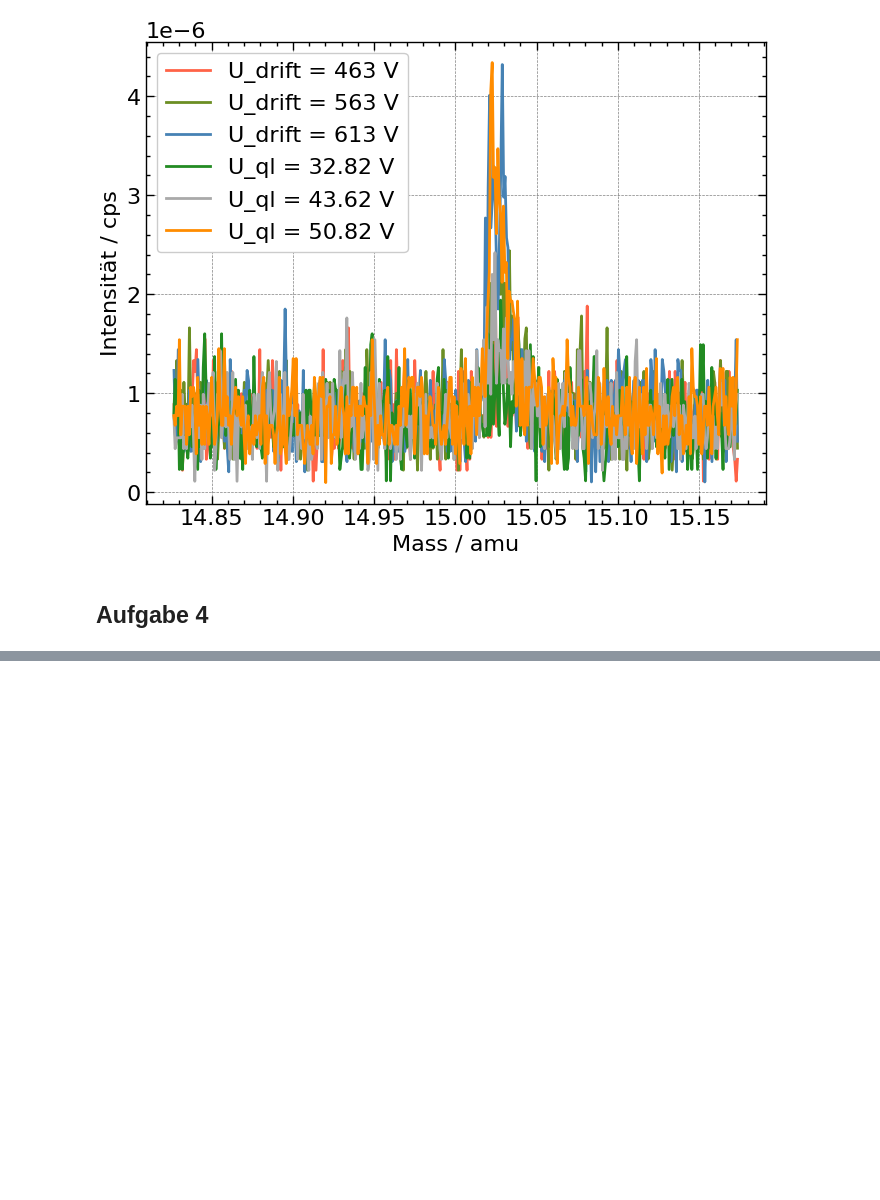
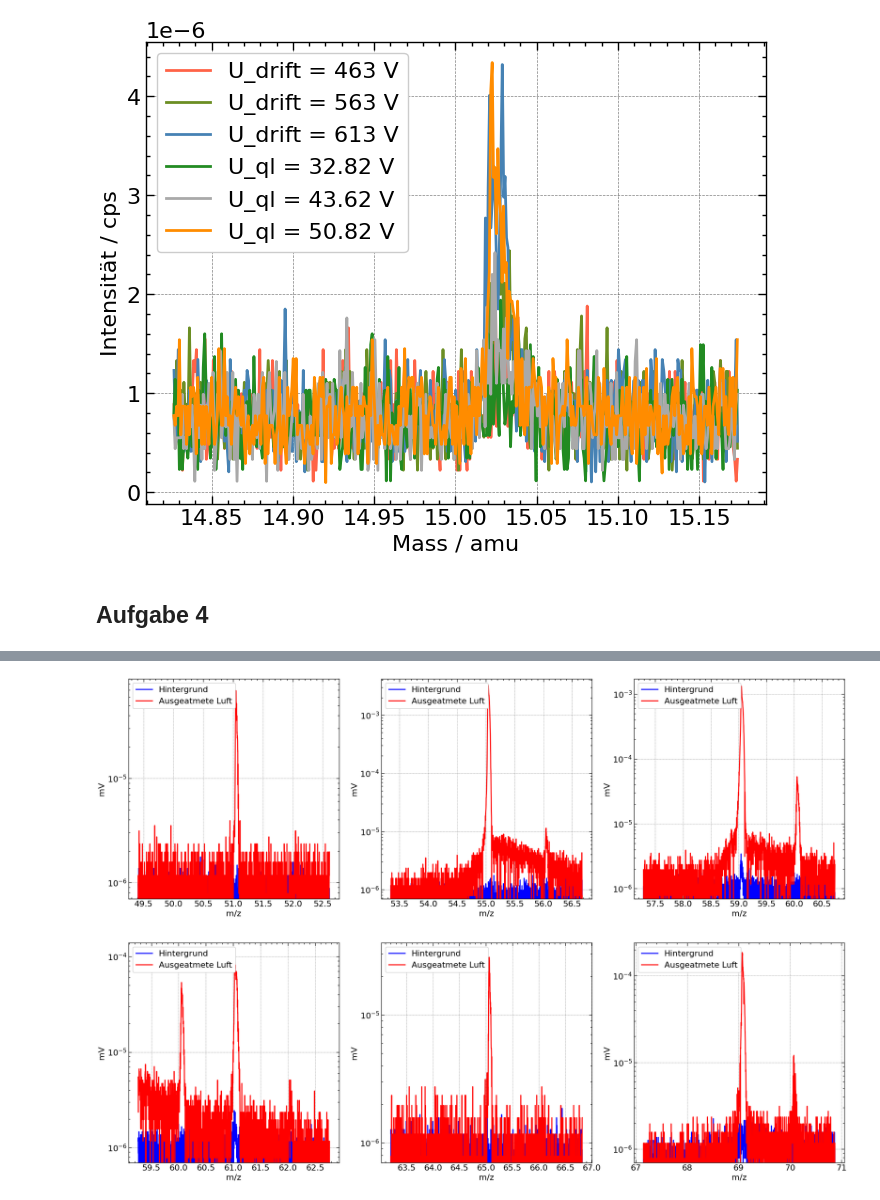
Before and after one commit to KemalOenen/advanced_labcourse, a Jupyter notebook: I002/data_analysis.ipynb, the cells around one changed output, grey strips where cells are left out. Cells and saved outputs as stored; diff of their text form; code cells hidden in the pictures; blank space fills up the shorter version.

Commit message:
Analysis of exhaled air

```diff
--- a/I002/data_analysis.ipynb
+++ b/I002/data_analysis.ipynb
@@ -580,0 +607,29 @@ plt.yscale("log")
+# %%
+#this part requires redifining the functions from before
+def get_mass(m, delta, df):
+    array = np.asarray(df["mass"])
+    index = (np.abs(array - m)).argmin()
+    i1=int(index-delta)
+    i2=int(index+delta)
+    return df["mass"][i1:i2], df["Combined"][i1:i2]
+# %%
+#new molecules between background and exhaled air
+#masses(Th): 51, 55, 59, 61, 65, 69
+fig, axs = plt.subplots(2, 3, figsize=(25, 17))
+axs=axs.flatten()
+i=0
+for m in np.array([51, 55, 59, 61, 65, 69]):
+    mass_b, cps_b=get_mass(m, 1000, df_background)
+    mass_before, cps_before = get_mass(m, 1000, df_before_candy)
+    axs[i].set_yscale("log")
+    max=cps_before.max()
+    axs[i].set_ylim(7e-7, max+0.3*max)
+    axs[i].set_xlabel("m/z")
+    axs[i].set_ylabel("mV")
+    axs[i].plot(mass_b, cps_b, color="blue", label="Hintergrund")
+    axs[i].plot(mass_before, cps_before, color="red", label="Ausgeatmete Luft")
+    axs[i].legend()
+    i=i+1
+plt.show()
+# %% [output]
+[figure, added]
```
Also changed, not shown: parts of 10 cells of this notebook, 12 other files.
